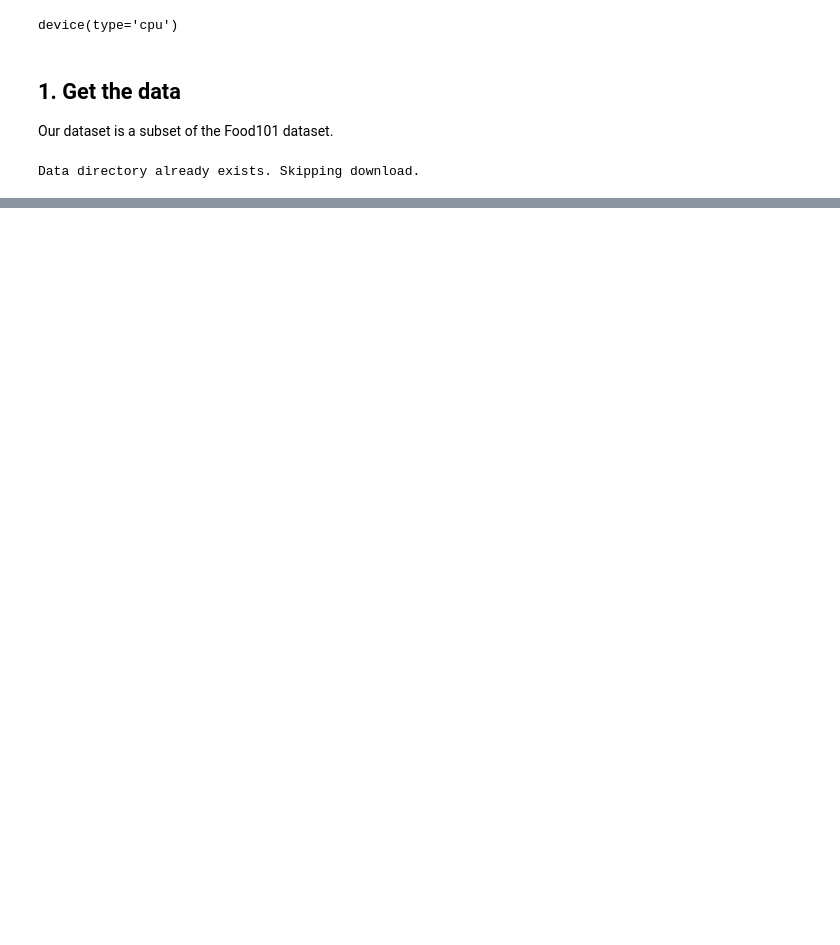
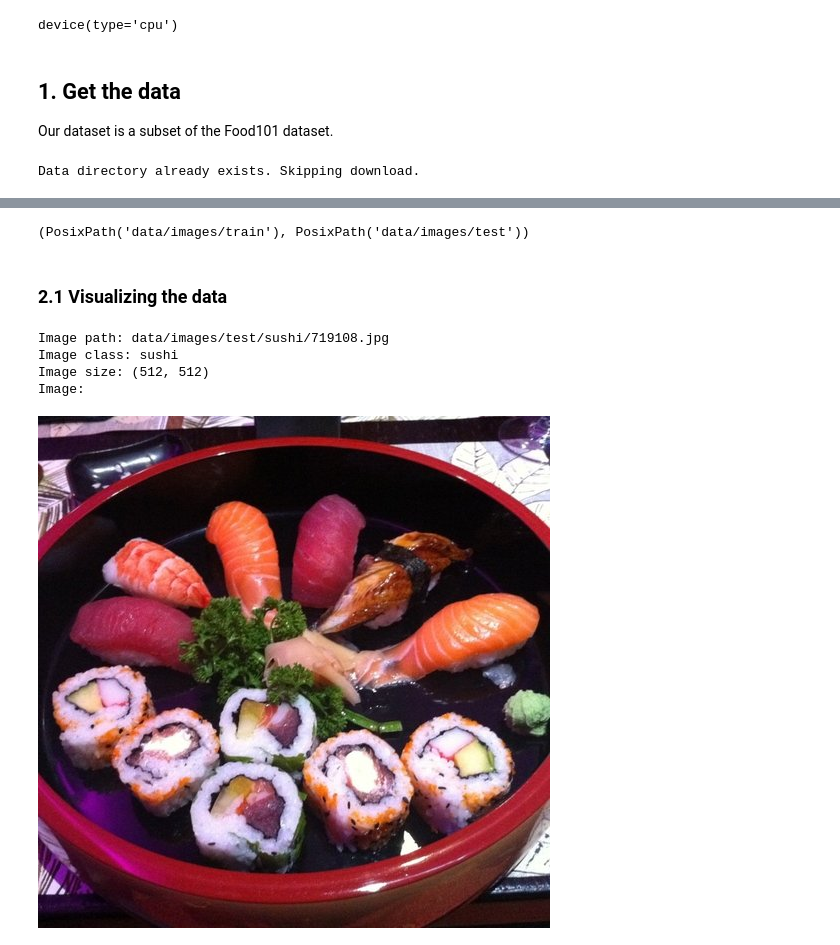
Before and after one commit to bpiaple/PyTorch-Course, a Jupyter notebook: 04_custom_datasets/04_custum_dataset.ipynb, the cells around one changed output, grey strips where cells are left out. Drawn from its saved outputs; the diff is of its cells as text; code cells hidden in the pictures; blank space fills up the shorter version.

```diff
--- a/04_custom_datasets/04_custum_dataset.ipynb
+++ b/04_custom_datasets/04_custum_dataset.ipynb
@@ -41,12 +41,13 @@ else:
     image_dir.mkdir(parents=True, exist_ok=True)
 
     with open(data_dir / 'images.zip', 'wb') as f:
+        print(f"Downloading images.zip on {data_dir}")
         response = requests.get("https://github.com/mrdbourke/pytorch-deep-learning/raw/main/data/pizza_steak_sushi.zip")
         f.write(response.content)
 
-
-
-
     # Unzip the dataset
+    with zipfile.ZipFile(data_dir / 'images.zip', 'r') as z:
+        print(f"Extracting images on {image_dir}")
+        z.extractall(image_dir)
 # %% [output]
 Data directory already exists. Skipping download.
@@ -52,0 +92,40 @@ Data directory already exists. Skipping download.
+# %%
+# Setup the train and test directories
+train_dir = image_dir / 'train'
+test_dir = image_dir / 'test'
+
+train_dir, test_dir
+# %% [output]
+(PosixPath('data/images/train'), PosixPath('data/images/test'))
+# %% [markdown]
+### 2.1 Visualizing the data
+# %%
+import random
+from PIL import Image
+
+# 1. Get all image paths
+train_image_paths = [path for path in image_dir.rglob('*.jpg')]
+
+# 2. Pick a random image path
+random_image_path = random.choice(train_image_paths)
+
+# 3. Get the label
+class_name = random_image_path.parent.name
+
+# 4. Open the image
+img = Image.open(random_image_path)
+
+# 5. Print metadata
+print(f"Image path: {random_image_path}")
+print(f"Image class: {class_name}")
+print(f"Image size: {img.size}")
+print("Image:")
+
+# 5. Display the image
+img
+# %% [output]
+Image path: data/images/test/sushi/719108.jpg
+Image class: sushi
+Image size: (512, 512)
+Image:
+[figure, added]
```
Also changed, not shown: parts of 106 cells of this notebook.
